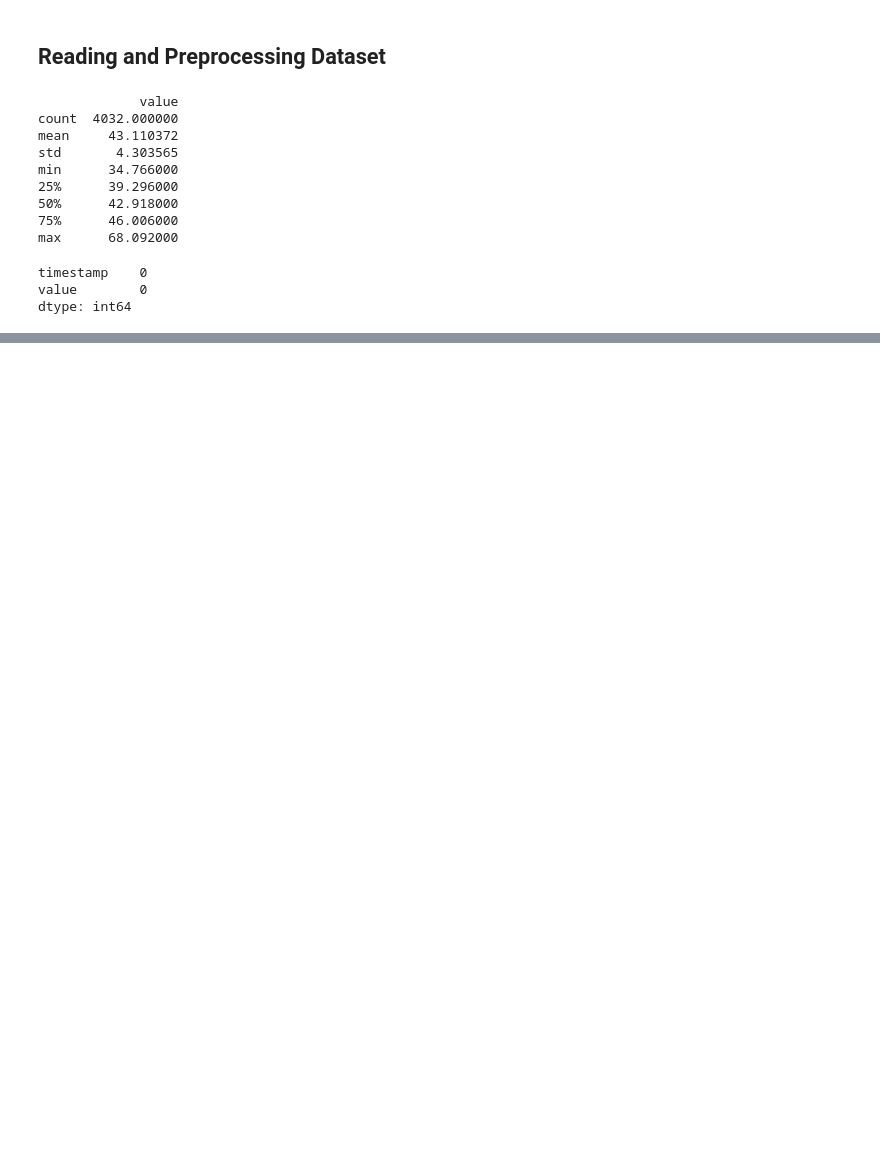
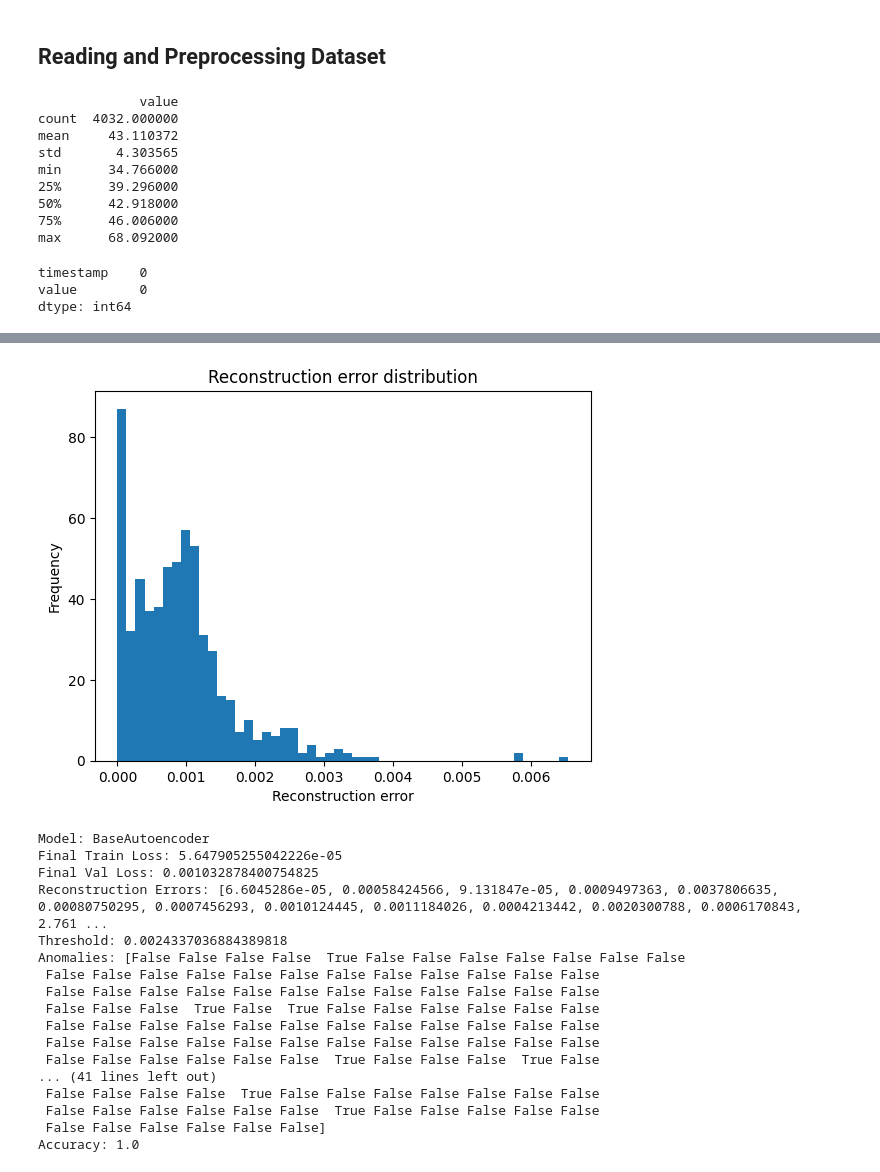
Before and after one commit to UBCSE-ngupta22/CSE676_Assign2, a Jupyter notebook: ngupta22_jatinjay_assignment2_part_2.ipynb, the cells around one changed output, grey strips where cells are left out. Drawn from its saved outputs; the diff is of its cells as text; code cells hidden in the pictures; blank space fills up the shorter version.

```diff
--- a/ngupta22_jatinjay_assignment2_part_2.ipynb
+++ b/ngupta22_jatinjay_assignment2_part_2.ipynb
@@ -35,0 +78,7 @@ dtype: int64
+# %%
+# Remove the 'timestamp' column before normalization
+data_numeric = data.drop(columns=['timestamp'])
+
+# Normalize the data
+scaler = MinMaxScaler()
+data_scaled = pd.DataFrame(scaler.fit_transform(data_numeric), columns=data_numeric.columns)
@@ -35,0 +112,11 @@ dtype: int64
+# %%
+# Create PyTorch Dataset objects
+train_dataset = TensorDataset(X_train)
+val_dataset = TensorDataset(X_val)
+test_dataset = TensorDataset(X_test)
+
+# Dataloaders
+batch_size = 64  # Define your batch size
+train_loader = DataLoader(train_dataset, batch_size=batch_size, shuffle=True, num_workers=2)
+val_loader = DataLoader(val_dataset, batch_size=batch_size, shuffle=False, num_workers=2)
+test_loader = DataLoader(test_dataset, batch_size=batch_size, shuffle=False, num_workers=2)
@@ -35,0 +302,44 @@ dtype: int64
+# %%
+# Train each model
+# models = [BaseAutoencoder, DenseAutoencoder, TanhAutoencoder, DropoutAutoencoder]
+models = [BaseAutoencoder]
+
+results = []
+input_dim = X_train.shape[1]  # Input dimension
+encoding_dim = 32  # Dimension of the encoded representation
+
+
+for model_class in models:
+    model = model_class(input_dim, encoding_dim)
+    optimizer = optim.Adam(model.parameters(), lr=0.001)
+    criterion = nn.MSELoss()
+
+    train_losses, val_losses = train(model, train_loader, val_loader, criterion, optimizer, num_epochs=5)
+    reconstruction_errors = evaluate(model, test_loader)
+
+    threshold = np.percentile(reconstruction_errors, 95)
+    anomalies = np.array(reconstruction_errors) > threshold
+    accuracy = len(anomalies) / len(test_data)
+
+
+    # Store results
+    results.append({
+        "model_class": model_class.__name__,
+        "train_losses": train_losses,
+        "val_losses": val_losses,
+        "reconstruction_errors": reconstruction_errors,
+        "threshold": threshold,
+        "anomalies": anomalies,
+        "accuracy": accuracy
+    })
+
+# Compare performance
+for result in results:
+    print(f"\nModel: {result['model_class']}")
+    print(f"Final Train Loss: {result['train_losses'][-1]}")
+    print(f"Final Val Loss: {result['val_losses'][-1]}")
+    print(f"Reconstruction Errors: {result['reconstruction_errors']}")
+    print(f"Threshold: {result['threshold']}")
+    print(f"Anomalies: {result['anomalies']}")
+    print(f"Accuracy: {result['accuracy']}")
+# %% [output]
@@ -35,0 +351,18 @@ dtype: int64
+[figure, added]
+Model: BaseAutoencoder
+Final Train Loss: 5.647905255042226e-05
+Final Val Loss: 0.001032878400754825
+Reconstruction Errors: [6.6045286e-05, 0.00058424566, 9.131847e-05, 0.0009497363, 0.0037806635, 0.00080750295, 0.0007456293, 0.0010124445, 0.0011184026, 0.0004213442, 0.0020300788, 0.0006170843, 2.761 ...
+Threshold: 0.0024337036884389818
+Anomalies: [False False False False  True False False False False False False False
+ False False False False False False False False False False False False
+ False False False False False False False False False False False False
+ False False False  True False  True False False False False False False
+ False False False False False False False False False False False False
+ False False False False False False False False False False False False
+ False False False False False False  True False False False  True False
+... (41 lines left out)
+ False False False False  True False False False False False False False
+ False False False False False False  True False False False False False
+ False False False False False False]
+Accuracy: 1.0
```
Also changed, not shown: parts of 26 cells of this notebook, 1 other file.
